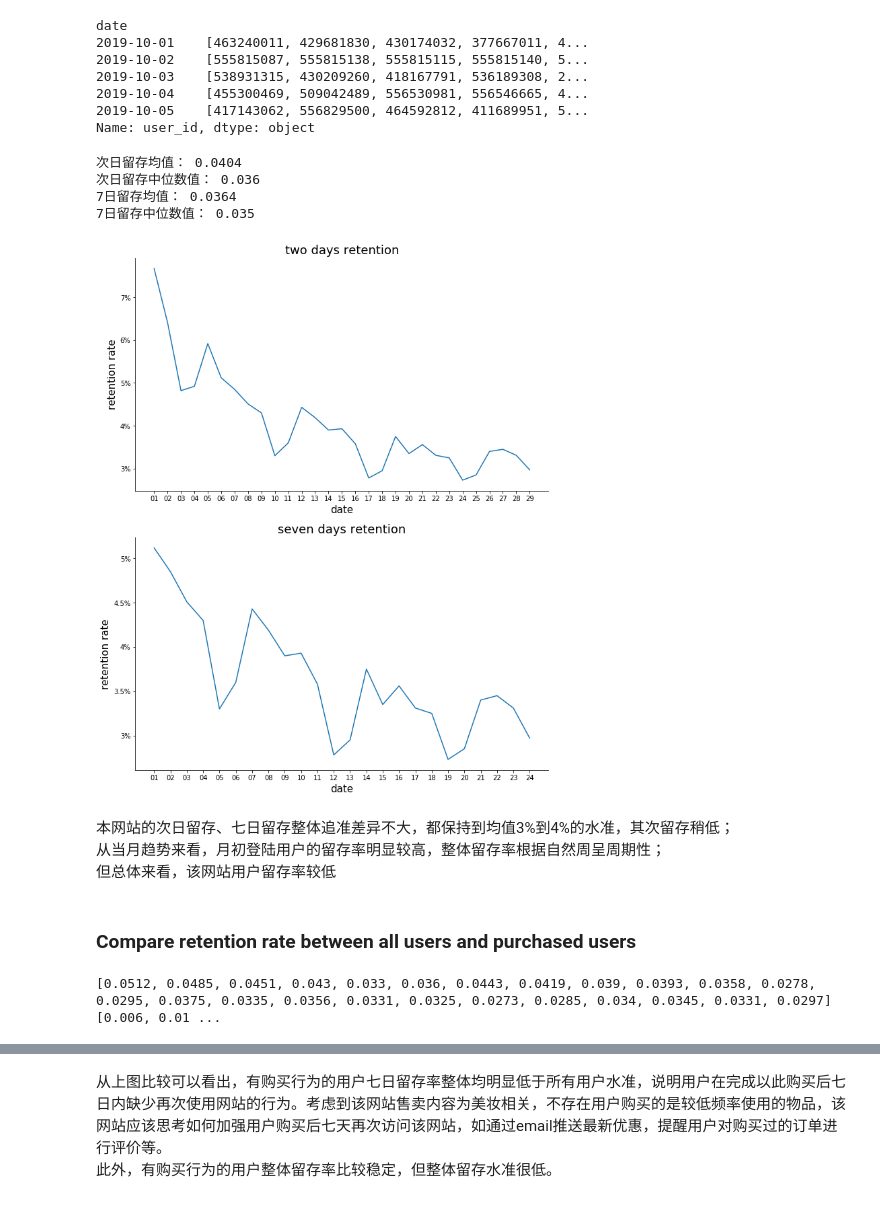
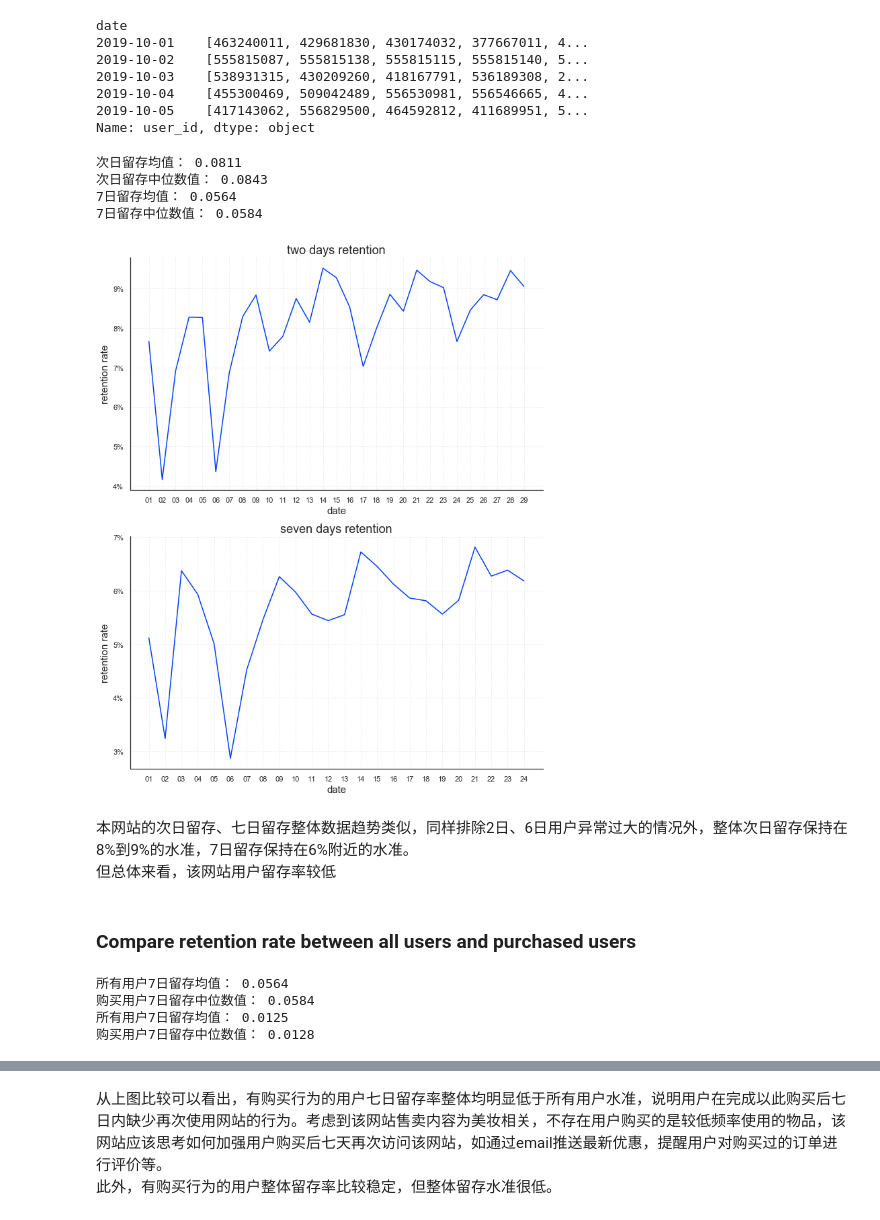
Before and after one commit to JanizzaCao/Janice_Cao_projects, a Jupyter notebook: 02_cosmetic_ecommerce/Cosmetic_Ecommerce_Shop_User_Events_Analysis.ipynb, the cells around one changed output, grey strips where cells are left out. Saved outputs shown, nothing was run; the diff lists cells and outputs as text; code cells hidden in the pictures.

```diff
--- a/02_cosmetic_ecommerce/Cosmetic_Ecommerce_Shop_User_Events_Analysis.ipynb
+++ b/02_cosmetic_ecommerce/Cosmetic_Ecommerce_Shop_User_Events_Analysis.ipynb
@@ -705,25 +714,25 @@ date
 Name: user_id, dtype: object
 # %%
 from datetime import timedelta
-def retention_rate(data, n):
+def retention_rate(user_data, n):
     """求所有用户n日留存率"""
     date_list = []
     retention_dayn = []
-    date1 = pd.Series(df.date.unique()).sort_values()[:-n]
+    date1 = pd.Series(user_data.index[:-n])
     for date in date1:
-        date2 = date+timedelta(n)
-        user_dayone = data[data.index == date1[0]].values[0]
+        daten = date+timedelta(n)
+        user_dayone = user_data[user_data.index == date].values[0]
         """处理新用户
         new_user = set
         """
-        user_daytwo = data[data.index == date2].values[0]
+        user_dayn = user_data[user_data.index == daten].values[0]
         day_first = len(user_dayone)
-        day_two = 0
-        for user in user_daytwo:
+        day_n = 0
+        for user in user_dayn:
             if user in user_dayone:
-                day_two += 1
+                day_n += 1
         date_list.append(date.strftime("%d-%m-%y"))
-        retention = round(day_two/day_first,4)
+        retention = round(day_n/day_first,4)
         retention_dayn.append(retention)
     return date_list, retention_dayn
 # %%
@@ -735,43 +744,44 @@ print("次日留存均值：", round(np.mean(retention_2days),4),
 print("7日留存均值：", round(np.mean(retention_7days),4),
      "\n7日留存中位数值：", round(np.median(retention_7days), 4))
 # %% [output]
-次日留存均值： 0.0404
-次日留存中位数值： 0.036
-7日留存均值： 0.0364
-7日留存中位数值： 0.035
+次日留存均值： 0.0811
+次日留存中位数值： 0.0843
+7日留存均值： 0.0564
+7日留存中位数值： 0.0584
 # %%
 fig = plt.figure(figsize=(11,14))
 ax = fig.add_subplot(2,1,1)
 plt.plot(day_list2, retention_2days)
 x_label = []
 for day in day_list2:
     x_label.append(day[:2])
 plt.xticks(range(len(day_list2)),x_label)
-plt.yticks([0.03, 0.04, 0.05, 0.06, 0.07], ["3%","4%","5%","6%","7%"])
+plt.yticks([0.04, 0.05, 0.06, 0.07, 0.08, 0.09], ["4%","5%","6%","7%","8%","9%"])
 plt.title("two days retention", size=18)
 plt.xlabel("date", size=15)
 plt.ylabel("retention rate", size=15)
+plt.grid(linestyle = ':', alpha = 0.5)
 ax.spines["top"].set_visible(False)
 ax.spines["right"].set_visible(False)
 
 ax = fig.add_subplot(2,1,2)
 plt.plot(day_list7, retention_7days)
 x_label = []
 for day in day_list7:
     x_label.append(day[:2])
 plt.xticks(range(len(day_list7)),x_label)
-plt.yticks([0.03, 0.035, 0.04, 0.045, 0.05], ["3%","3.5%","4%","4.5%","5%"])
+plt.yticks([0.03, 0.04, 0.05, 0.06, 0.07], ["3%","4%","5%","6%","7%"])
 plt.title("seven days retention", size=18)
 plt.xlabel("date", size=15)
 plt.ylabel("retention rate", size=15)
+plt.grid(linestyle = ':', alpha = 0.5)
 ax.spines["top"].set_visible(False)
 ax.spines["right"].set_visible(False)
 # %% [output]
-[figure, old version]
+[figure, new version]
-# %% [markdown]
-本网站的次日留存、七日留存整体追准差异不大，都保持到均值3%到4%的水准，其次留存稍低；
-从当月趋势来看，月初登陆用户的留存率明显较高，整体留存率根据自然周呈周期性；
-但总体来看，该网站用户留存率较低
+# %% [markdown]
+本网站的次日留存、七日留存整体数据趋势类似，同样排除2日、6日用户异常过大的情况外，整体次日留存保持在8%到9%的水准，7日留存保持在6%附近的水准。
+但总体来看，该网站用户留存率较低
 # %% [markdown]
 ### Compare retention rate between all users and purchased users
 # %%
@@ -780,8 +790,16 @@ user_num_purchased = purchased.groupby("date")["user_id"].unique()
 # %%
 day_list7, retention_7days_all = retention_rate(user_num, 7)
 day_list7, retention_7days_purchase = retention_rate(user_num_purchased, 7)
-# %% [output]
-[0.0512, 0.0485, 0.0451, 0.043, 0.033, 0.036, 0.0443, 0.0419, 0.039, 0.0393, 0.0358, 0.0278, 0.0295, 0.0375, 0.0335, 0.0356, 0.0331, 0.0325, 0.0273, 0.0285, 0.034, 0.0345, 0.0331, 0.0297] [0.006, 0.01 ...
+# %%
+print("所有用户7日留存均值：", round(np.mean(retention_7days_all),4),
+      "\n购买用户7日留存中位数值：", round(np.median(retention_7days_all), 4))
+print("所有用户7日留存均值：", round(np.mean(retention_7days_purchase),4),
+     "\n购买用户7日留存中位数值：", round(np.median(retention_7days_purchase), 4))
+# %% [output]
+所有用户7日留存均值： 0.0564
+购买用户7日留存中位数值： 0.0584
+所有用户7日留存均值： 0.0125
+购买用户7日留存中位数值： 0.0128
 # %%
 fig = plt.figure(figsize=(12,7))
 ax = fig.add_subplot()
```
Also changed, not shown: parts of 29 cells of this notebook.
